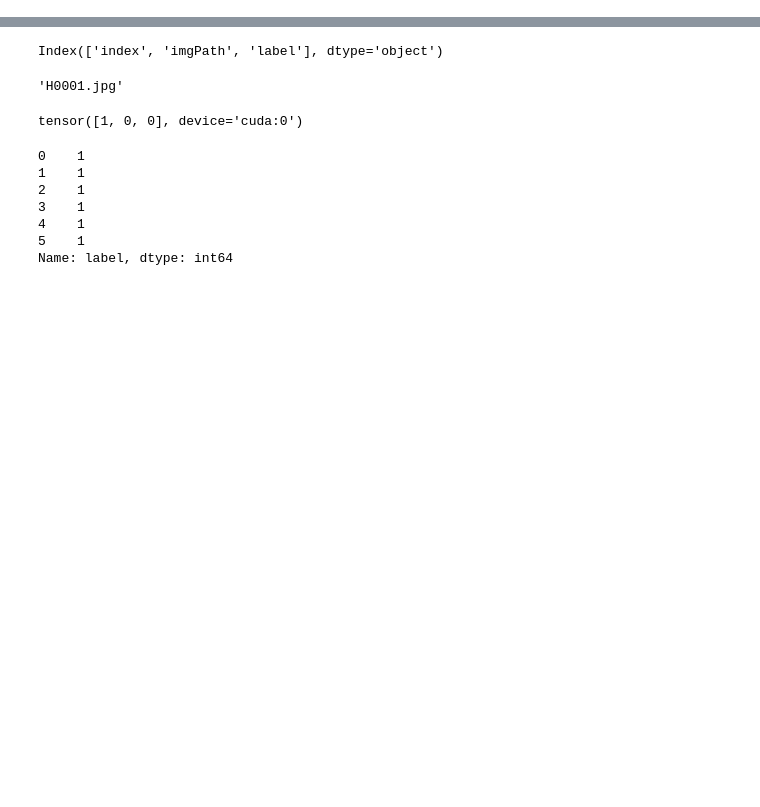
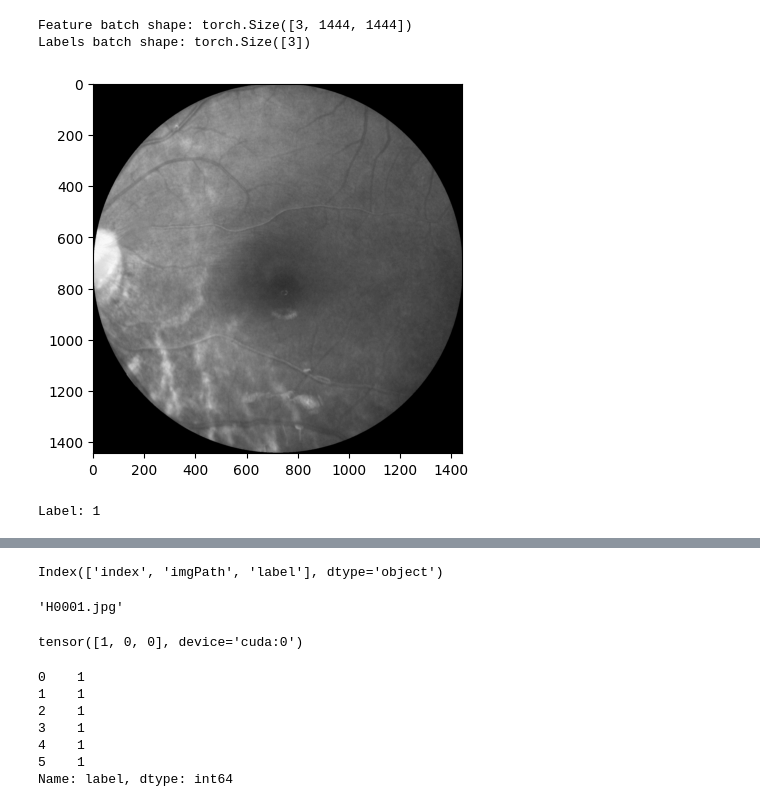
Before and after one commit to mysInma/Pathological-Myopia, a Jupyter notebook: notebooks/Untitled.ipynb, the cells around one changed output, grey strips where cells are left out. Saved outputs shown, nothing was run; the diff lists cells and outputs as text; code cells hidden in the pictures; blank space fills up the shorter version.

```diff
--- a/notebooks/Untitled.ipynb
+++ b/notebooks/Untitled.ipynb
@@ -13,9 +45,15 @@ ModuleNotFoundError: No module named 'dataloader'
 # %%
-train_features, train_labels = next(iter(CustomImageDataset("./output.csv",train_transforms)))
+#train_features, train_labels = next(iter(CustomImageDataset("./output.csv",train_transforms)))
+train_features, train_labels =next(iter(CustomImageDataset("./output.csv","../test/",train_transforms)))
 print(f"Feature batch shape: {train_features.size()}")
-print(f"Labels batch shape: {train_labels}")
+print(f"Labels batch shape: {train_labels.size()}")
 img = train_features[0].squeeze()
 label = train_labels[0]
 plt.imshow(img, cmap="gray")
 plt.show()
 print(f"Label: {label}")
+# %% [output]
+Feature batch shape: torch.Size([3, 1444, 1444])
+Labels batch shape: torch.Size([3])
+[figure, added]
+Label: 1
```
Also changed, not shown: parts of 9 cells of this notebook, 5 other files.
